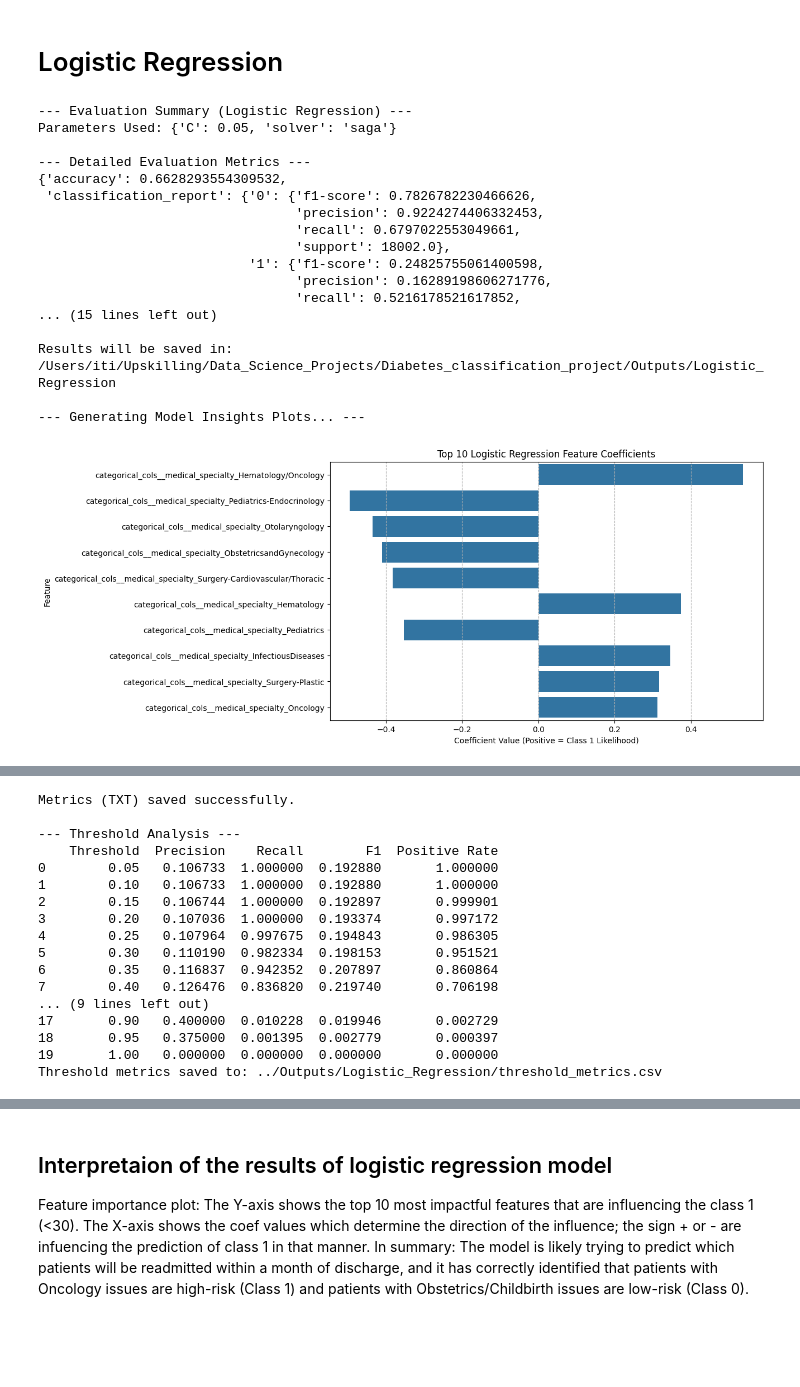
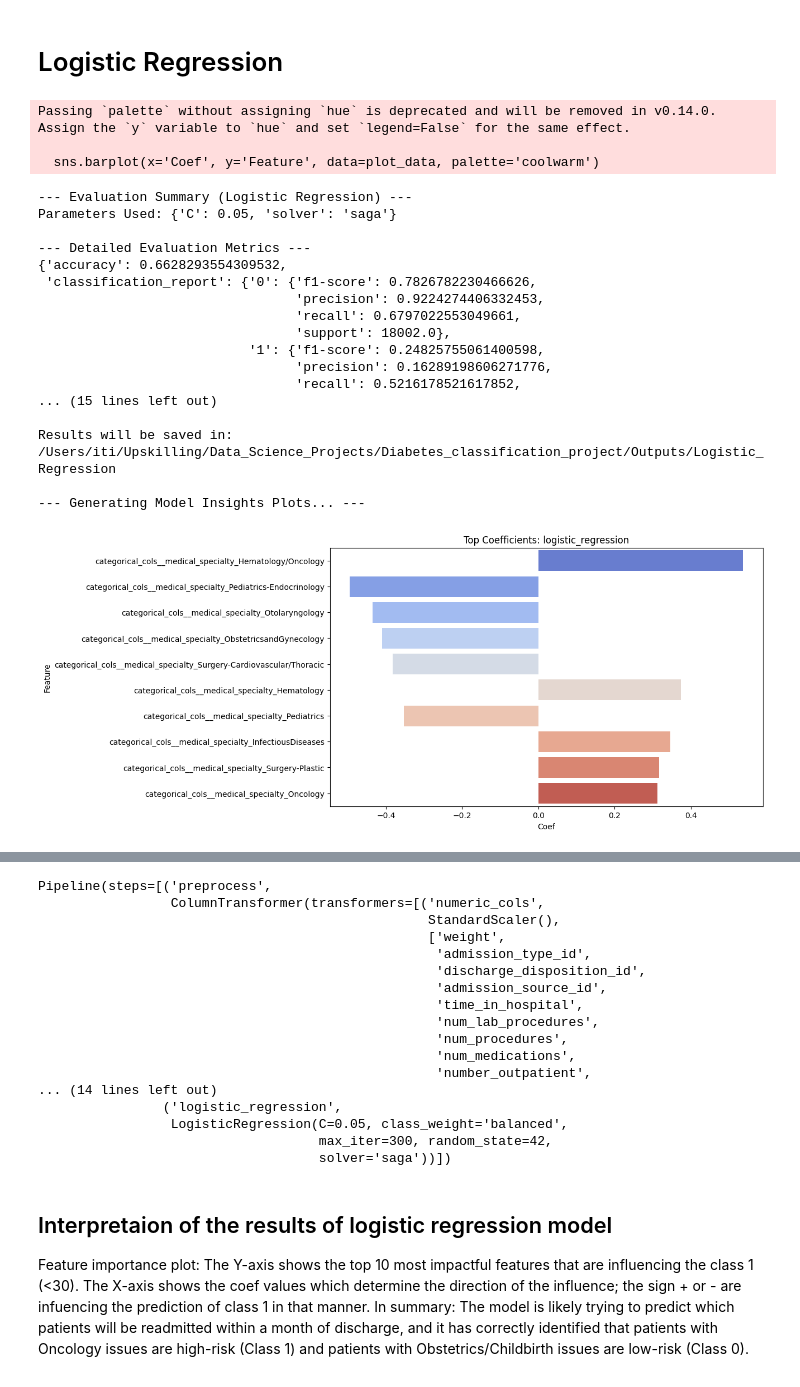
Before and after one commit to itigupta2429/Diabetes_classification_project, a Jupyter notebook: Notebooks/02_modelling_V2.ipynb, the cells around one changed output, grey strips where cells are left out. Drawn from its saved outputs; the diff is of its cells as text; code cells hidden in the pictures; blank space fills up the shorter version.

Commit message:
Update diabetes readmission pipeline.

```diff
--- a/Notebooks/02_modelling_V2.ipynb
+++ b/Notebooks/02_modelling_V2.ipynb
@@ -434,42 +434,28 @@ def run_logistic_regression(preprocess, X_train, y_train, X_test, y_test, logreg
 
     return pipe, metrics
 # %%
-log_reg_pipe, evaluation_results = run_logistic_regression(preprocess,X_train,y_train,X_test,y_test,logreg_params={'C':0.05,'solver': 'saga'})
-log_reg_pipe
+pipe_lr, metrics_lr = run_logistic_regression(preprocess,X_train,y_train,X_test,y_test,logreg_params={'C':0.05,'solver': 'saga'})
+pipe_lr
 # %% [output]
---- Evaluation Summary (Logistic Regression) ---
-Parameters Used: {'C': 0.05, 'solver': 'saga'}
+Passing `palette` without assigning `hue` is deprecated and will be removed in v0.14.0. Assign the `y` variable to `hue` and set `legend=False` for the same effect.
 
---- Detailed Evaluation Metrics ---
-{'accuracy': 0.6628293554309532,
- 'classification_report': {'0': {'f1-score': 0.7826782230466626,
-                                 'precision': 0.9224274406332453,
-                                 'recall': 0.6797022553049661,
-                                 'support': 18002.0},
-                           '1': {'f1-score': 0.24825755061400598,
-                                 'precision': 0.16289198606271776,
-                                 'recall': 0.5216178521617852,
-... (15 lines left out)
-
-Results will be saved in: /Users/iti/Upskilling/Data_Science_Projects/Diabetes_classification_project/Outputs/Logistic_Regression
-
---- Generating Model Insights Plots... ---
+  sns.barplot(x='Coef', y='Feature', data=plot_data, palette='coolwarm')
+--- Evaluation Summary (Logistic Regression) ---
+Parameters Used: {'C': 0.05, 'solver': 'saga'}
+
+--- Detailed Evaluation Metrics ---
+{'accuracy': 0.6628293554309532,
+ 'classification_report': {'0': {'f1-score': 0.7826782230466626,
+                                 'precision': 0.9224274406332453,
+                                 'recall': 0.6797022553049661,
+                                 'support': 18002.0},
+                           '1': {'f1-score': 0.24825755061400598,
+                                 'precision': 0.16289198606271776,
+                                 'recall': 0.5216178521617852,
+... (15 lines left out)
+
+Results will be saved in: /Users/iti/Upskilling/Data_Science_Projects/Diabetes_classification_project/Outputs/Logistic_Regression
+
+--- Generating Model Insights Plots... ---
-[figure, old version]
+[figure, new version]
 [figure]
-Metrics (TXT) saved successfully.
-
---- Threshold Analysis ---
-    Threshold  Precision    Recall        F1  Positive Rate
-0        0.05   0.106733  1.000000  0.192880       1.000000
-1        0.10   0.106733  1.000000  0.192880       1.000000
-2        0.15   0.106744  1.000000  0.192897       0.999901
-3        0.20   0.107036  1.000000  0.193374       0.997172
-4        0.25   0.107964  0.997675  0.194843       0.986305
-5        0.30   0.110190  0.982334  0.198153       0.951521
-6        0.35   0.116837  0.942352  0.207897       0.860864
-7        0.40   0.126476  0.836820  0.219740       0.706198
-... (9 lines left out)
-17       0.90   0.400000  0.010228  0.019946       0.002729
-18       0.95   0.375000  0.001395  0.002779       0.000397
-19       1.00   0.000000  0.000000  0.000000       0.000000
-Threshold metrics saved to: ../Outputs/Logistic_Regression/threshold_metrics.csv
@@ -493,3 +479,20 @@ Pipeline(steps=[('preprocess',
+Pipeline(steps=[('preprocess',
+                 ColumnTransformer(transformers=[('numeric_cols',
+                                                  StandardScaler(),
+                                                  ['weight',
+                                                   'admission_type_id',
+                                                   'discharge_disposition_id',
+                                                   'admission_source_id',
+                                                   'time_in_hospital',
+                                                   'num_lab_procedures',
+                                                   'num_procedures',
+                                                   'num_medications',
+                                                   'number_outpatient',
+... (14 lines left out)
+                ('logistic_regression',
+                 LogisticRegression(C=0.05, class_weight='balanced',
+                                    max_iter=300, random_state=42,
+                                    solver='saga'))])
 # %% [markdown]
 ## Interpretaion of the results of logistic regression model
 Feature importance plot:
```
Also changed, not shown: parts of 27 cells of this notebook, 16 other files.
